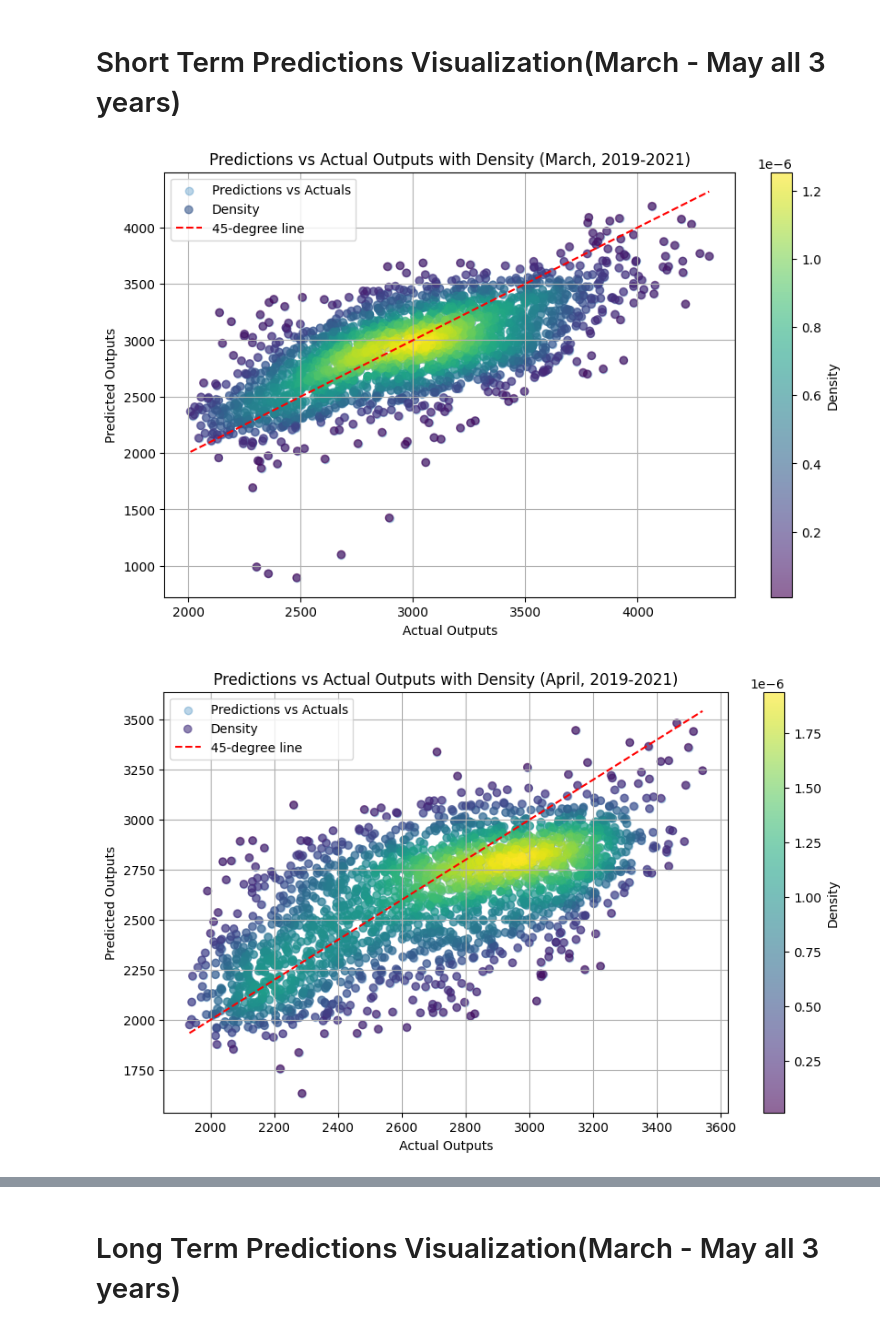
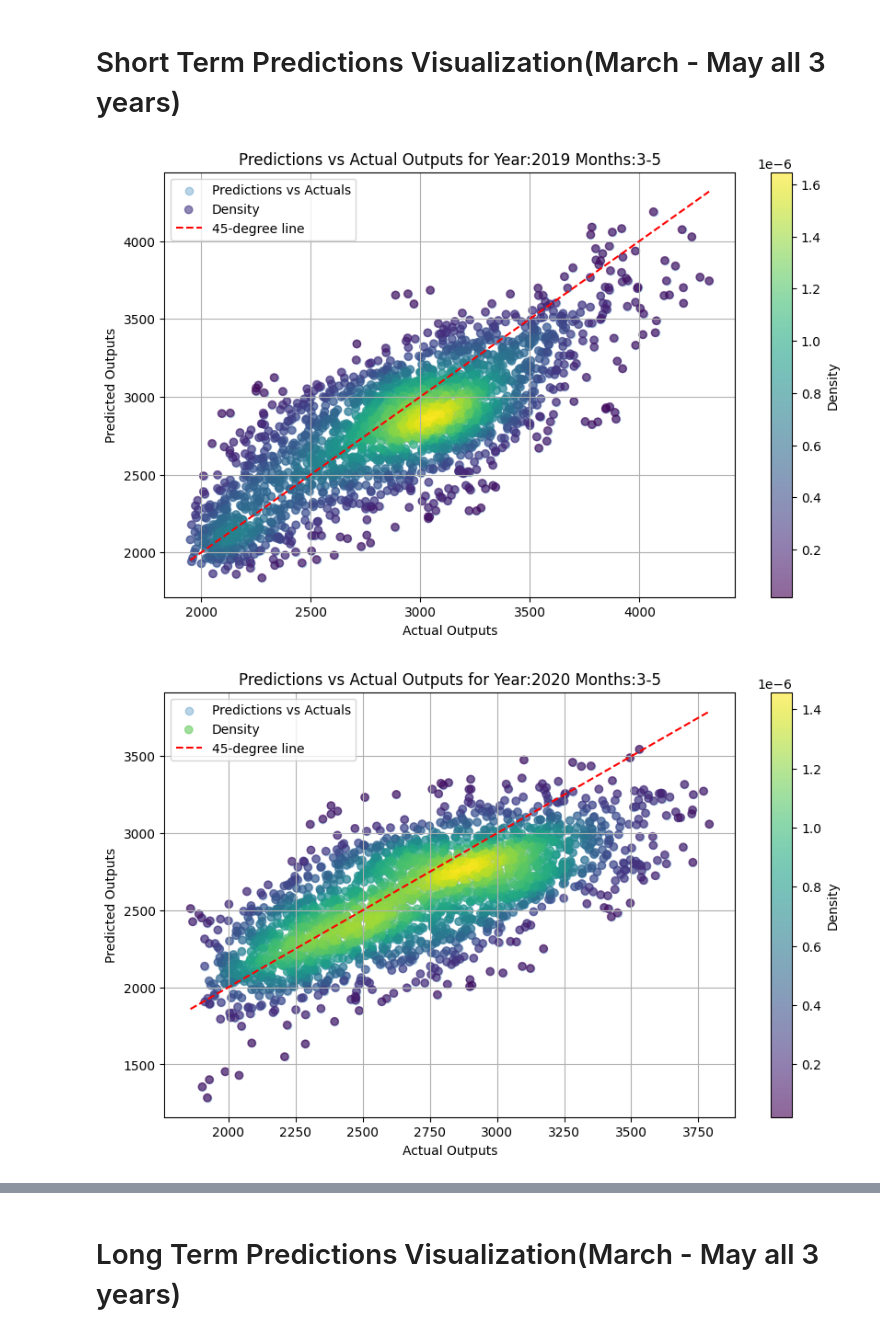
Before and after one commit to j1wnkim/BayesianTimeSeries, a Jupyter notebook: VisualizingResults2.ipynb, the cells around one changed output, grey strips where cells are left out. Drawn from its saved outputs; the diff is of its cells as text; code cells hidden in the pictures.

Commit message:
Visual Edit

```diff
--- a/VisualizingResults2.ipynb
+++ b/VisualizingResults2.ipynb
@@ -8,8 +8,8 @@ import sklearn
 # %%
 from scipy.stats import gaussian_kde
 # Load the data into DataFrames
-actuals_short = pd.read_csv("TestingActual.csv")
-predictions_short = pd.read_csv("TestingPredictions.csv")
+actuals_short = pd.read_csv("TestingShort/TestingActual_short.csv")
+predictions_short = pd.read_csv("TestingShort/TestingPredictionsShort.csv")
 # Extract dates from the column headers
 actuals_short.columns = pd.to_datetime(
     actuals_short.columns.str.extract(r'(\d{1,2}/\d{1,2}/\d{4})')[0], format='%m/%d/%Y', errors='coerce'
@@ -27,51 +27,58 @@ filtered_columns = [
 filtered_actuals_short = actuals_short[filtered_columns]
 filtered_predictions_short = predictions_short[filtered_columns]
 # Function to create combined scatter and density plots for each month
-def plot_monthly_comparison_with_density(actuals, predictions, month, years):
+def plot_monthly_comparison_with_density(actuals, predictions, months, year):
     plt.figure(figsize=(10, 6))
     all_actuals = []
     all_predictions = []
-    for year in years:
+
+    for month in months:
+            # Filter columns for the specific month and year
         filtered_cols = [col for col in actuals.columns if col.month == month and col.year == year]
         monthly_actuals = actuals[filtered_cols].values.flatten()
         monthly_predictions = predictions[filtered_cols].values.flatten()
 
+            # Remove NaN values
         mask = ~np.isnan(monthly_actuals) & ~np.isnan(monthly_predictions)
         monthly_actuals = monthly_actuals[mask]
         monthly_predictions = monthly_predictions[mask]
 
-        # Accumulate data for the overall scatter plot
-        all_actuals.extend(monthly_actuals)
-        all_predictions.extend(monthly_predictions)
+            # Check if there are enough points for density estimation
+        if len(monthly_actuals) > 1 and len(monthly_predictions) > 1:
+                # Accumulate data for the overall scatter plot
+            all_actuals.extend(monthly_actuals)
+            all_predictions.extend(monthly_predictions)
 
     all_actuals = np.array(all_actuals)
     all_predictions = np.array(all_predictions)
 
+    # Create scatter plot
     plt.scatter(all_actuals, all_predictions, alpha=0.3, label="Predictions vs Actuals")
 
-    # Density plot
-    xy = np.vstack([all_actuals, all_predictions])
-    density = gaussian_kde(xy)(xy)
-    plt.scatter(all_actuals, all_predictions, c=density, cmap='viridis', alpha=0.6, label="Density")
+    # Check if there are enough points for density plot
+    if len(all_actuals) > 1 and len(all_predictions) > 1:
+        xy = np.vstack([all_actuals, all_predictions])
+        density = gaussian_kde(xy)(xy)
+        plt.scatter(all_actuals, all_predictions, c=density, cmap='viridis', alpha=0.6, label="Density")
 
     # Add a 45-degree line
-    plt.plot([all_actuals.min(), all_actuals.max()],
-             [all_actuals.min(), all_actuals.max()],
-             color='red', linestyle='--', label="45-degree line")
+    if len(all_actuals) > 0 and len(all_predictions) > 0:
+        plt.plot([all_actuals.min(), all_actuals.max()],
+                 [all_actuals.min(), all_actuals.max()],
+                 color='red', linestyle='--', label="45-degree line")
 
     # Labels and title
-    month_name = pd.to_datetime(f"2022-{month}-01").strftime('%B')  # Convert month number to name
     plt.xlabel("Actual Outputs")
     plt.ylabel("Predicted Outputs")
-    plt.title(f"Predictions vs Actual Outputs with Density ({month_name}, 2019-2021)")
+    plt.title("Predictions vs Actual Outputs for Year:{} Months:{}-{}".format(year, months[0],months[-1]))
     plt.colorbar(label="Density")
     plt.legend()
     plt.grid(True)
     plt.show()
 
 # Generate combined plots for March, April, and May
-for month in [3, 4, 5]:
-    plot_monthly_comparison_with_density(filtered_actuals_short, filtered_predictions_short, month, valid_years)
+for year in [2019,2020,2021]:
+    plot_monthly_comparison_with_density(filtered_actuals_short, filtered_predictions_short, [3, 4, 5], year)
 # %% [output]
-[figure, old version]
+[figure, new version]
-[figure, old version]
+[figure, new version]
```
Also changed, not shown: parts of 2 cells of this notebook.
